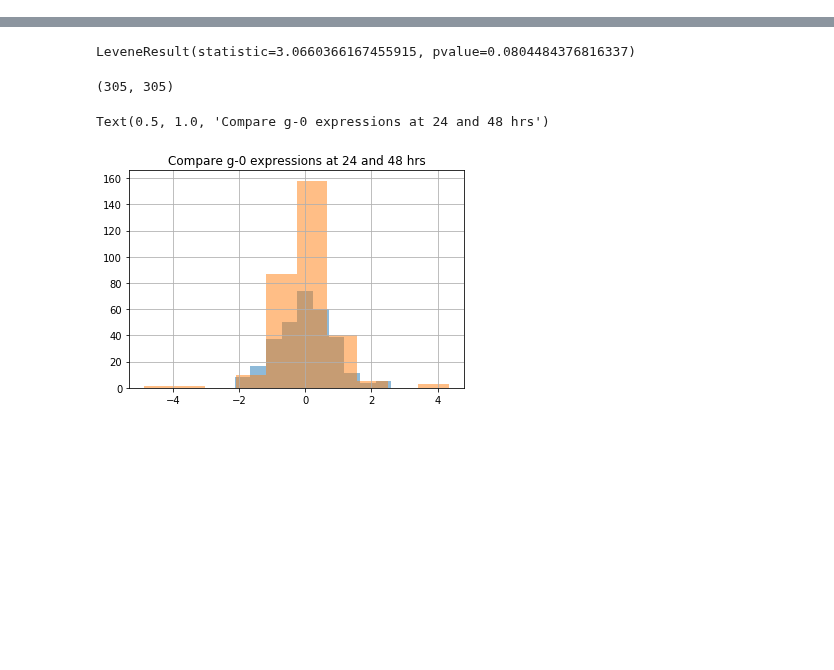
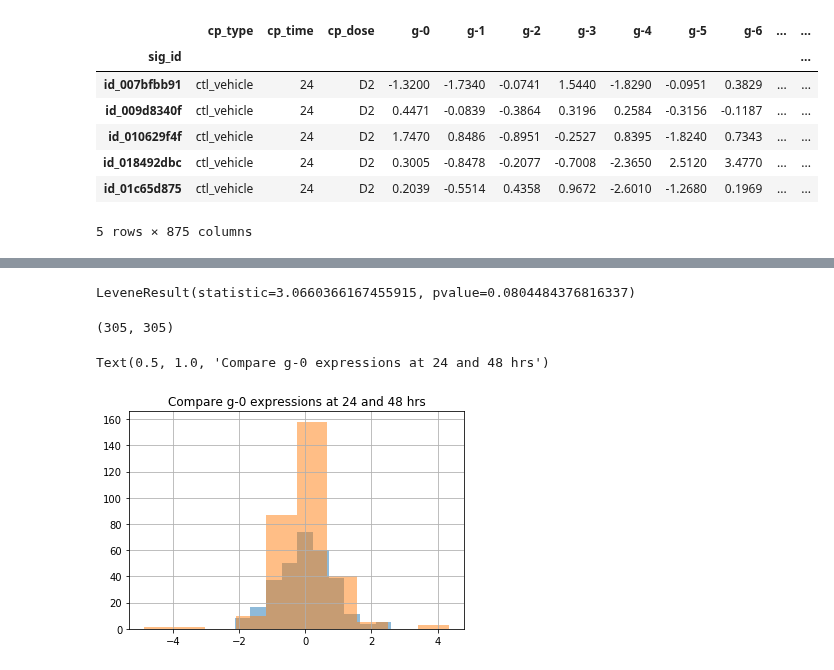
Before and after one commit to Yongliang-Shi/Mechanism-of-Action-Prediction, a Jupyter notebook: explore_moa.ipynb, the cells around one changed output, grey strips where cells are left out. Drawn from its saved outputs; the diff is of its cells as text; code cells hidden in the pictures; blank space fills up the shorter version.

Commit message:
explore how to deal with controls

```diff
--- a/explore_moa.ipynb
+++ b/explore_moa.ipynb
@@ -13,0 +28,12 @@ import summarize
+# %%
+# Quick view of the controls treated with D2 for 24 hours
+df_ctrl_d2_24.head()
+# %% [output]
+|  | cp_type | cp_time | cp_dose | g-0 | g-1 | g-2 | g-3 | g-4 | g-5 | g-6 | ... | ... |
+| sig_id |  |  |  |  |  |  |  |  |  |  |  | ... |
+| id_007bfbb91 | ctl_vehicle | 24 | D2 | -1.3200 | -1.7340 | -0.0741 | 1.5440 | -1.8290 | -0.0951 | 0.3829 | ... | ... |
+| id_009d8340f | ctl_vehicle | 24 | D2 | 0.4471 | -0.0839 | -0.3864 | 0.3196 | 0.2584 | -0.3156 | -0.1187 | ... | ... |
+| id_010629f4f | ctl_vehicle | 24 | D2 | 1.7470 | 0.8486 | -0.8951 | -0.2527 | 0.8395 | -1.8240 | 0.7343 | ... | ... |
+| id_018492dbc | ctl_vehicle | 24 | D2 | 0.3005 | -0.8478 | -0.2077 | -0.7008 | -2.3650 | 2.5120 | 3.4770 | ... | ... |
+| id_01c65d875 | ctl_vehicle | 24 | D2 | 0.2039 | -0.5514 | 0.4358 | 0.9672 | -2.6010 | -1.2680 | 0.1969 | ... | ... |
+5 rows × 875 columns
```
Also changed, not shown: parts of 14 cells of this notebook.
